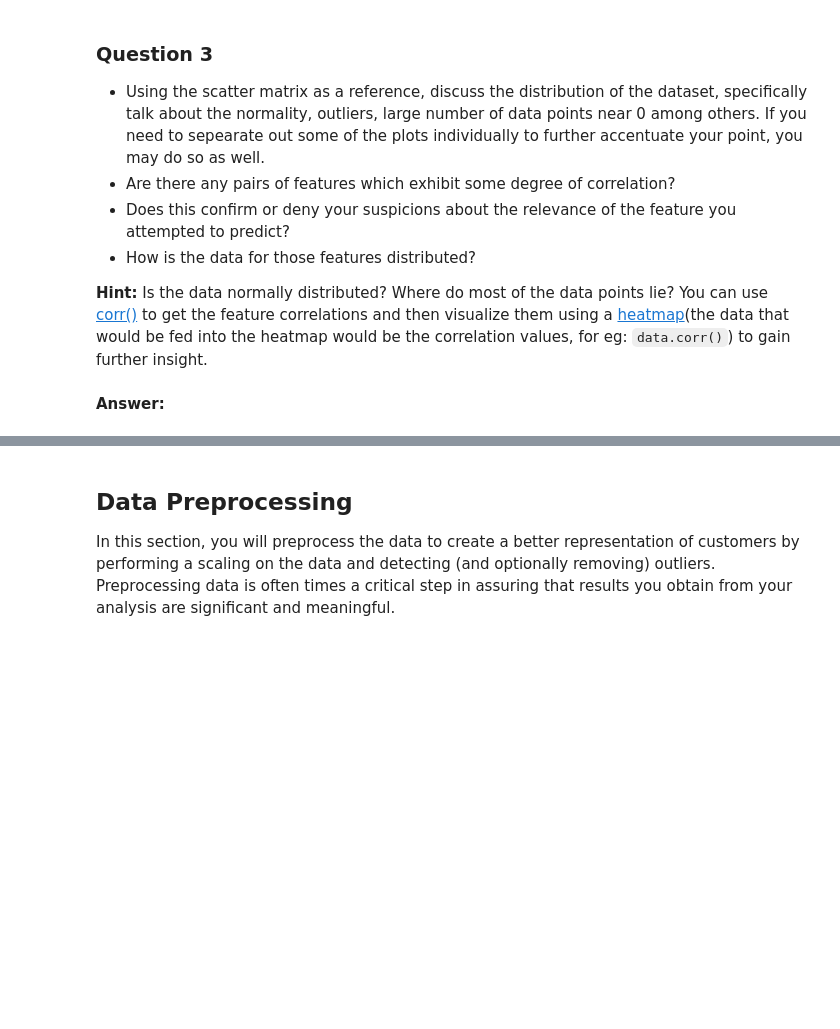
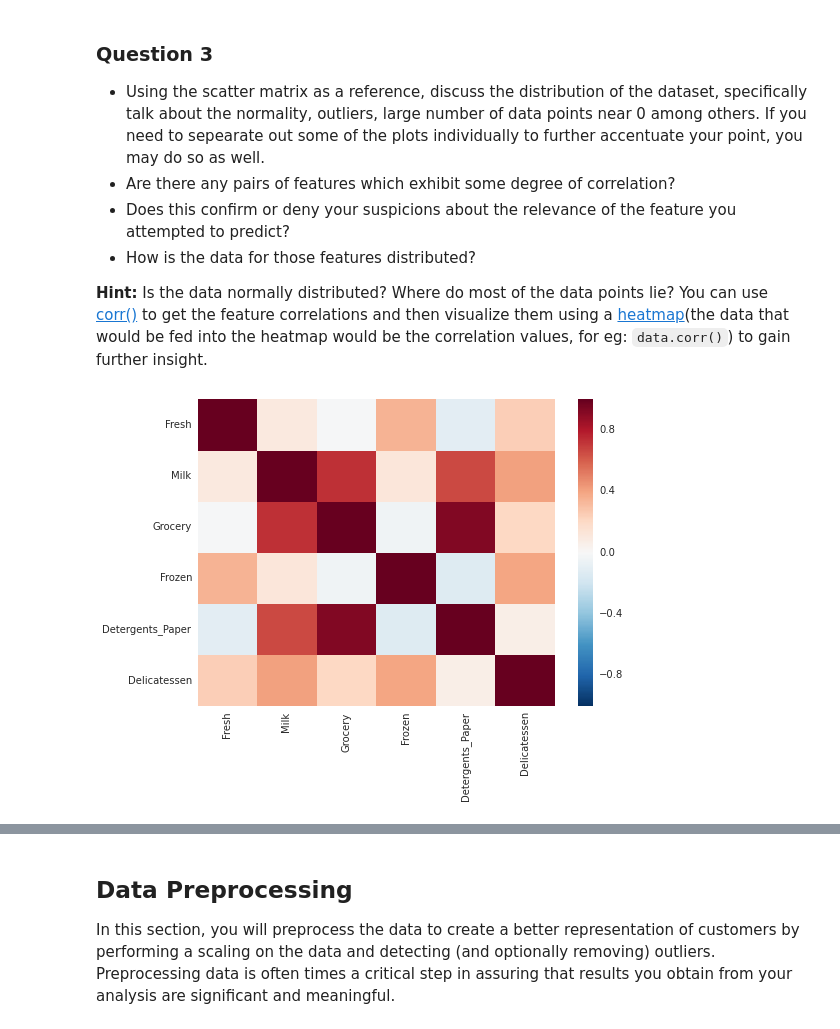
Before and after one commit to hmc-elephant-s17/machine-learning, a Jupyter notebook: projects/customer_segments/customer_segments.ipynb, the cells around one changed output, grey strips where cells are left out. Drawn from its saved outputs; the diff is of its cells as text; code cells hidden in the pictures; blank space fills up the shorter version.

```diff
--- a/projects/customer_segments/customer_segments.ipynb
+++ b/projects/customer_segments/customer_segments.ipynb
@@ -146,5 +172,8 @@ pd.scatter_matrix(data, alpha = 0.3, figsize = (14,8), diagonal = 'kde');
 * How is the data for those features distributed?
 
 **Hint:** Is the data normally distributed? Where do most of the data points lie? You can use [corr()](https://pandas.pydata.org/pandas-docs/stable/generated/pandas.DataFrame.corr.html) to get the feature correlations and then visualize them using a [heatmap](http://seaborn.pydata.org/generated/seaborn.heatmap.html)(the data that would be fed into the heatmap would be the correlation values, for eg: `data.corr()`) to gain further insight.
-# %% [markdown]
-**Answer:**
+# %%
+import seaborn as sns; sns.set()
+ax = sns.heatmap(data.corr())
+# %% [output]
+[figure, added]
```
Also changed, not shown: parts of 38 cells of this notebook, 9 other files.
